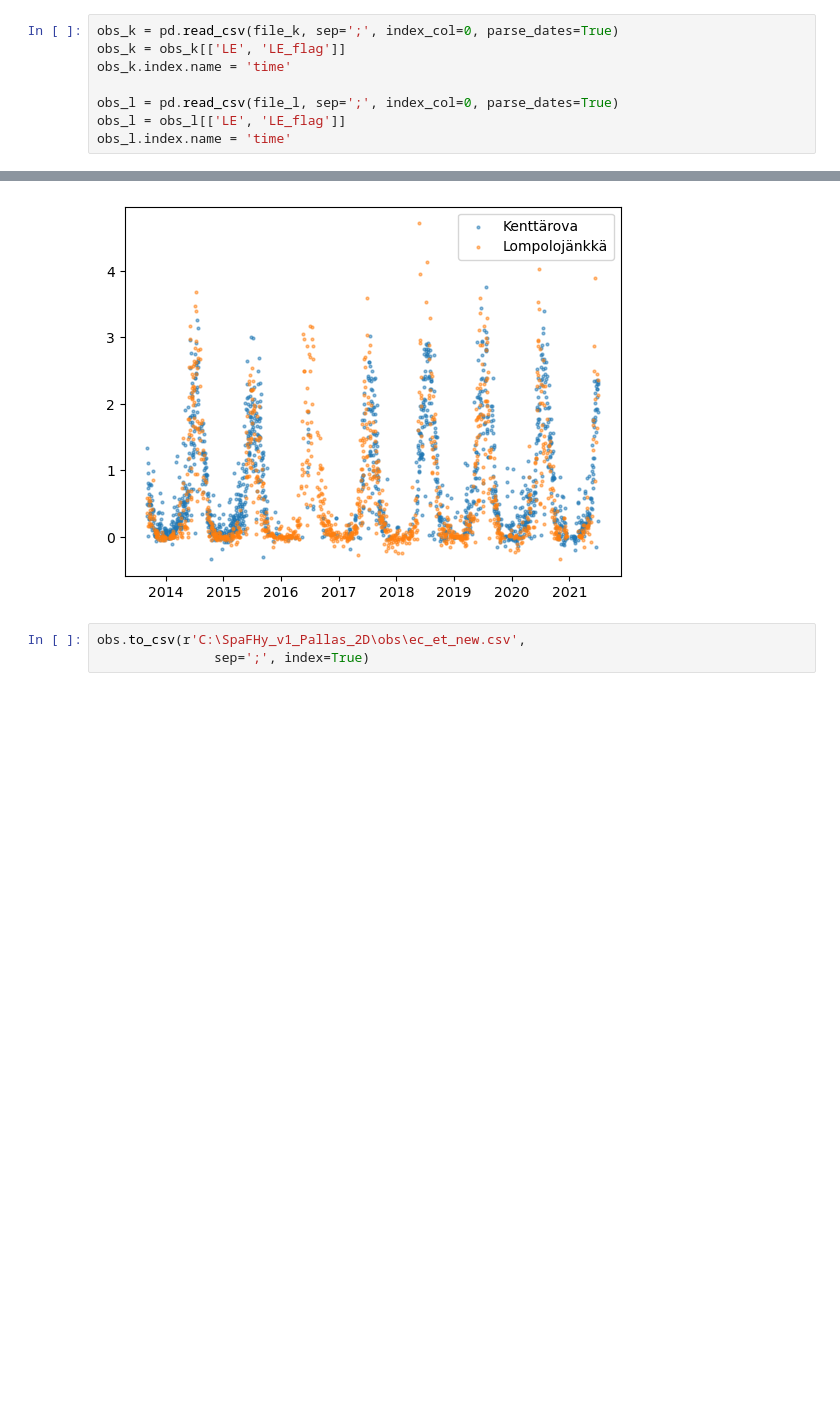
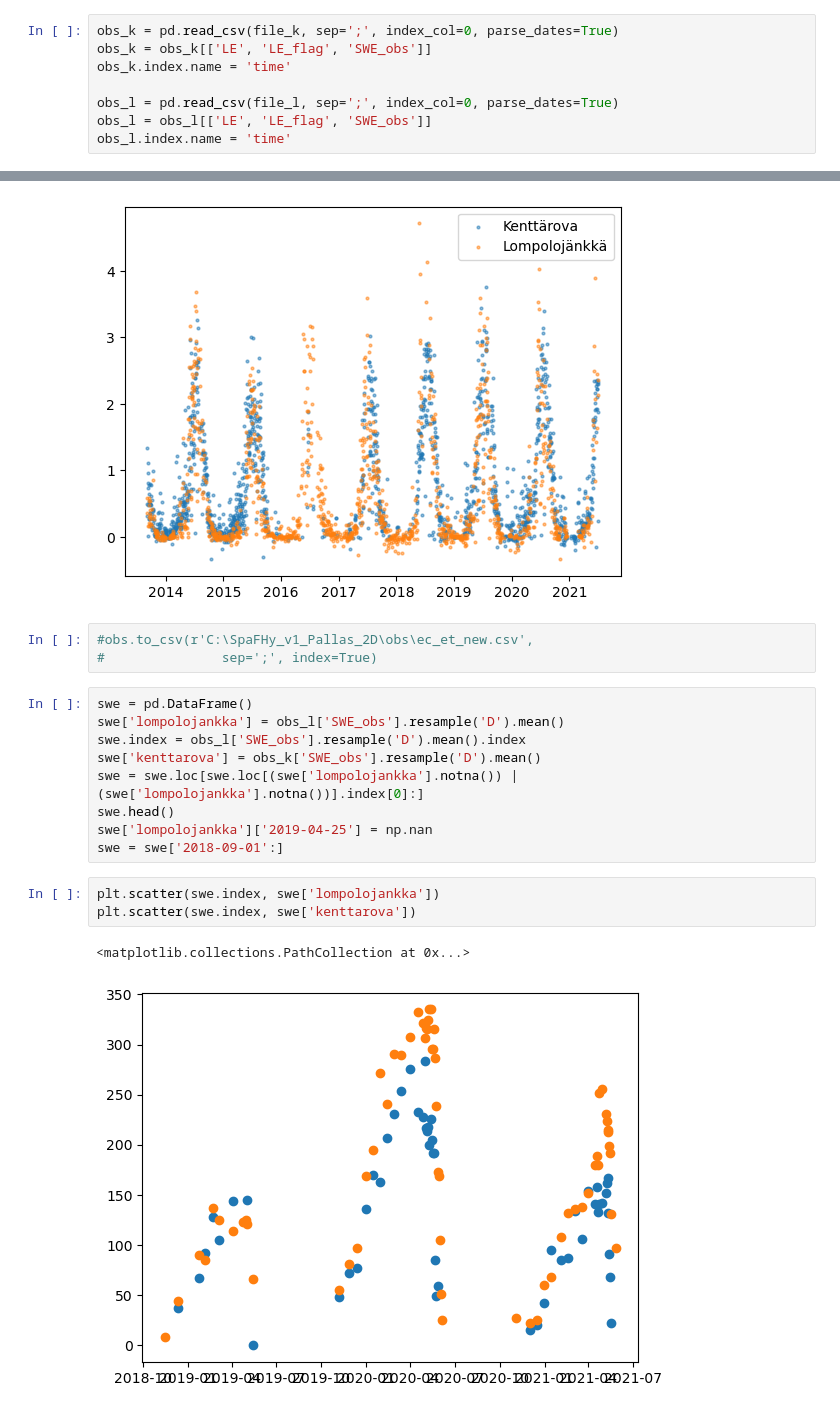
Before and after one commit to jpnousu/SpaFHy_v2.0, a Jupyter notebook: le_to_et.ipynb, the cells around one changed output, grey strips where cells are left out. Cells and saved outputs as stored; diff of their text form; blank space fills up the shorter version.

```diff
--- a/le_to_et.ipynb
+++ b/le_to_et.ipynb
@@ -6,11 +7,11 @@ file_k = r'C:\Users\janousu\OneDrive - Oulun yliopisto\CROCUS\MYDATA\OBS\KENTTAR
 file_l = r'C:\Users\janousu\OneDrive - Oulun yliopisto\CROCUS\MYDATA\OBS\LOMPOLO\obs_LOMPOLO_hourly.csv'
 # %%
 obs_k = pd.read_csv(file_k, sep=';', index_col=0, parse_dates=True)
-obs_k = obs_k[['LE', 'LE_flag']]
+obs_k = obs_k[['LE', 'LE_flag', 'SWE_obs']]
 obs_k.index.name = 'time'
 
 obs_l = pd.read_csv(file_l, sep=';', index_col=0, parse_dates=True)
-obs_l = obs_l[['LE', 'LE_flag']]
+obs_l = obs_l[['LE', 'LE_flag', 'SWE_obs']]
 obs_l.index.name = 'time'
 # %%
 L = 2500000
@@ -38,5 +39,20 @@ plt.legend()
 <matplotlib.legend.Legend at 0x...>
 [figure]
 # %%
-obs.to_csv(r'C:\SpaFHy_v1_Pallas_2D\obs\ec_et_new.csv',
-               sep=';', index=True)
+#obs.to_csv(r'C:\SpaFHy_v1_Pallas_2D\obs\ec_et_new.csv',
+#               sep=';', index=True)
+# %%
+swe = pd.DataFrame()
+swe['lompolojankka'] = obs_l['SWE_obs'].resample('D').mean()
+swe.index = obs_l['SWE_obs'].resample('D').mean().index
+swe['kenttarova'] = obs_k['SWE_obs'].resample('D').mean()
+swe = swe.loc[swe.loc[(swe['lompolojankka'].notna()) | (swe['lompolojankka'].notna())].index[0]:]
+swe.head()
+swe['lompolojankka']['2019-04-25'] = np.nan
+swe = swe['2018-09-01':]
+# %%
+plt.scatter(swe.index, swe['lompolojankka'])
+plt.scatter(swe.index, swe['kenttarova'])
+# %% [output]
+<matplotlib.collections.PathCollection at 0x...>
+[figure, added]
```
Also changed, not shown: parts of 2 cells of this notebook, 8 other files.
